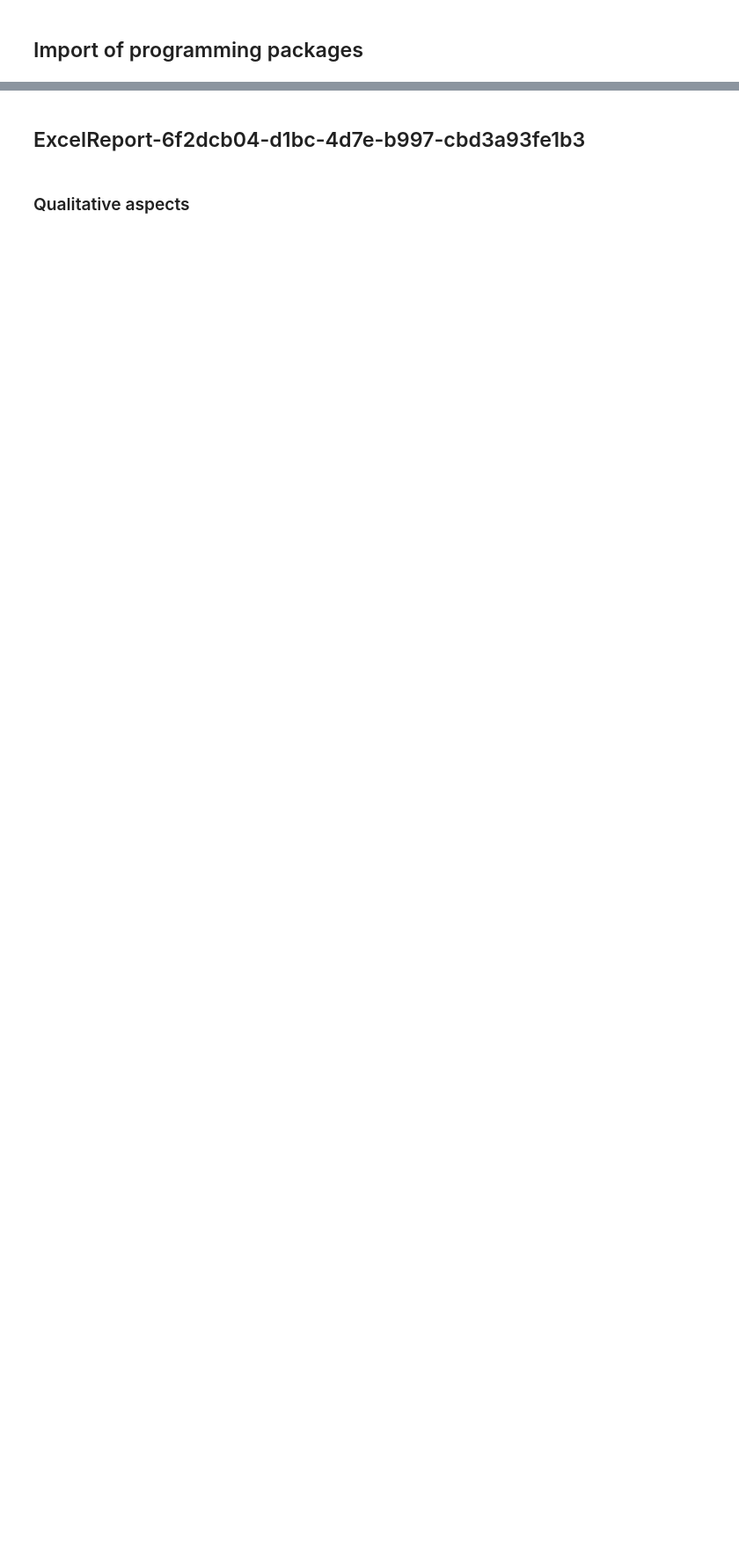
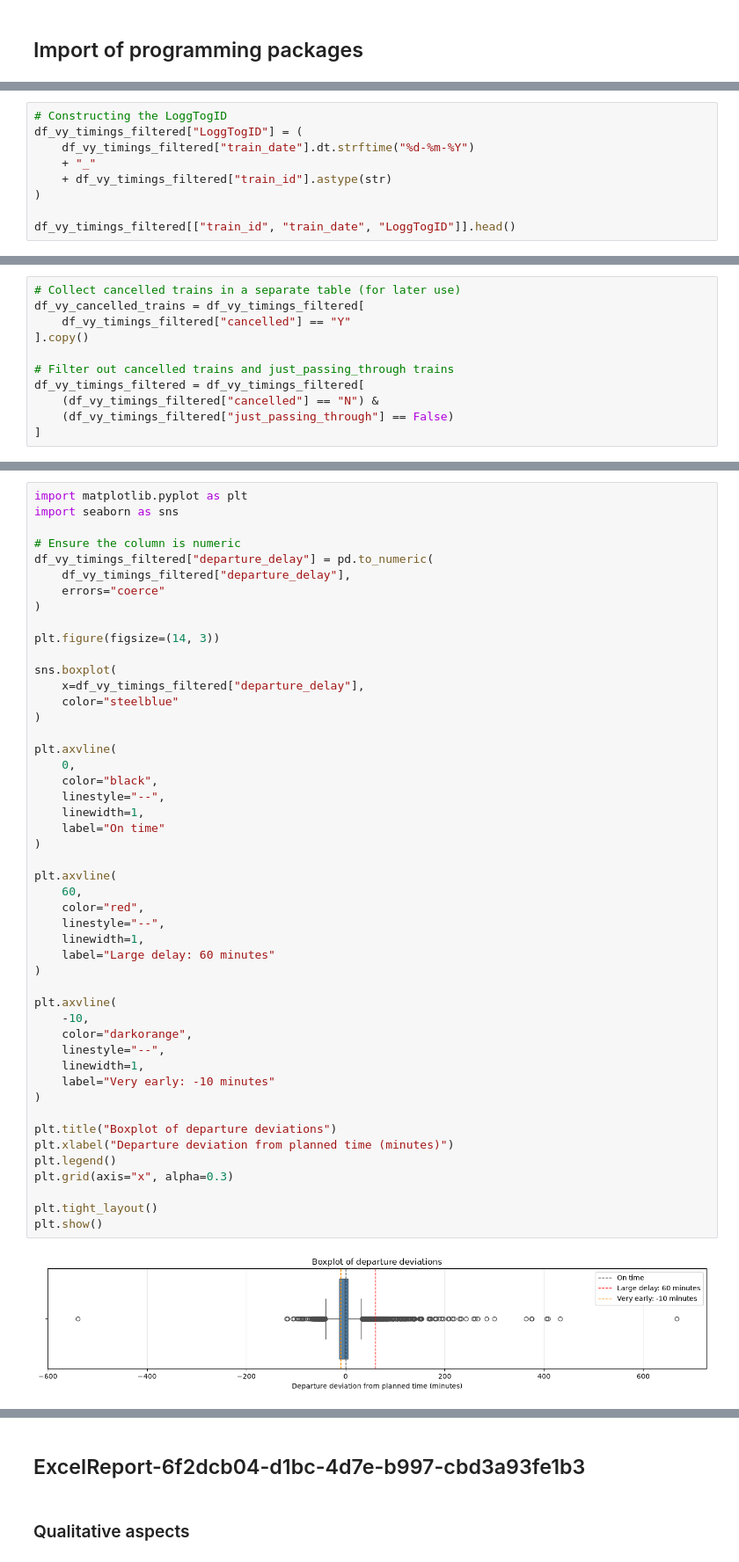
Before and after one commit to KriStrom/masteroppgave26SixSigmaDataanalyse, a Jupyter notebook: 01_measure_phase/01_01_data_quality_analysis.ipynb, the cells around one changed output, grey strips where cells are left out. Shown at 88% size. Drawn from its saved outputs; the diff is of its cells as text; blank space fills up the shorter version.

```diff
--- a/01_measure_phase/01_01_data_quality_analysis.ipynb
+++ b/01_measure_phase/01_01_data_quality_analysis.ipynb
@@ -42,0 +140,9 @@ import pandas as pd
+# %%
+# Constructing the LoggTogID
+df_vy_timings_filtered["LoggTogID"] = (
+    df_vy_timings_filtered["train_date"].dt.strftime("%d-%m-%Y")
+    + "_"
+    + df_vy_timings_filtered["train_id"].astype(str)
+)
+
+df_vy_timings_filtered[["train_id", "train_date", "LoggTogID"]].head()
@@ -42,0 +175,11 @@ import pandas as pd
+# %%
+# Collect cancelled trains in a separate table (for later use)
+df_vy_cancelled_trains = df_vy_timings_filtered[
+    df_vy_timings_filtered["cancelled"] == "Y"
+].copy()
+
+# Filter out cancelled trains and just_passing_through trains
+df_vy_timings_filtered = df_vy_timings_filtered[
+    (df_vy_timings_filtered["cancelled"] == "N") &
+    (df_vy_timings_filtered["just_passing_through"] == False)
+]
@@ -42,0 +580,50 @@ import pandas as pd
+# %%
+import matplotlib.pyplot as plt
+import seaborn as sns
+
+# Ensure the column is numeric
+df_vy_timings_filtered["departure_delay"] = pd.to_numeric(
+    df_vy_timings_filtered["departure_delay"],
+    errors="coerce"
+)
+
+plt.figure(figsize=(14, 3))
+
+sns.boxplot(
+    x=df_vy_timings_filtered["departure_delay"],
+    color="steelblue"
+)
+
+plt.axvline(
+    0,
+    color="black",
+    linestyle="--",
+    linewidth=1,
+    label="On time"
+)
+
+plt.axvline(
+    60,
+    color="red",
+    linestyle="--",
+    linewidth=1,
+    label="Large delay: 60 minutes"
+)
+
+plt.axvline(
+    -10,
+    color="darkorange",
+    linestyle="--",
+    linewidth=1,
+    label="Very early: -10 minutes"
+)
+
+plt.title("Boxplot of departure deviations")
+plt.xlabel("Departure deviation from planned time (minutes)")
+plt.legend()
+plt.grid(axis="x", alpha=0.3)
+
+plt.tight_layout()
+plt.show()
+# %% [output]
+[figure, added]
```
Also changed, not shown: parts of 84 cells of this notebook.
